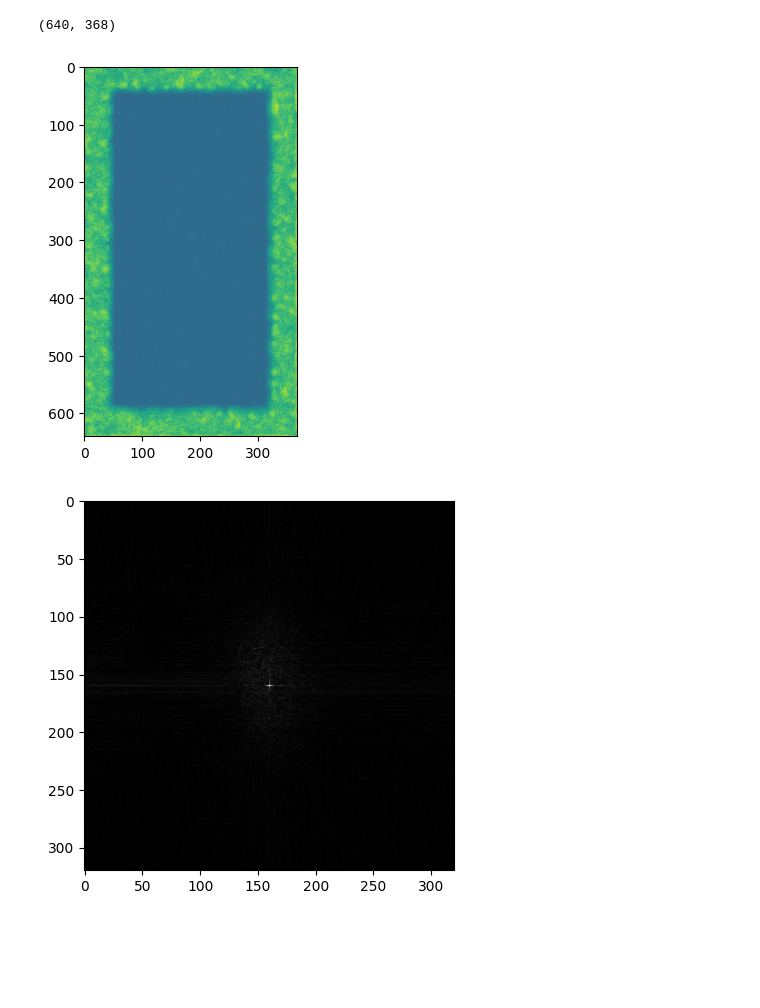
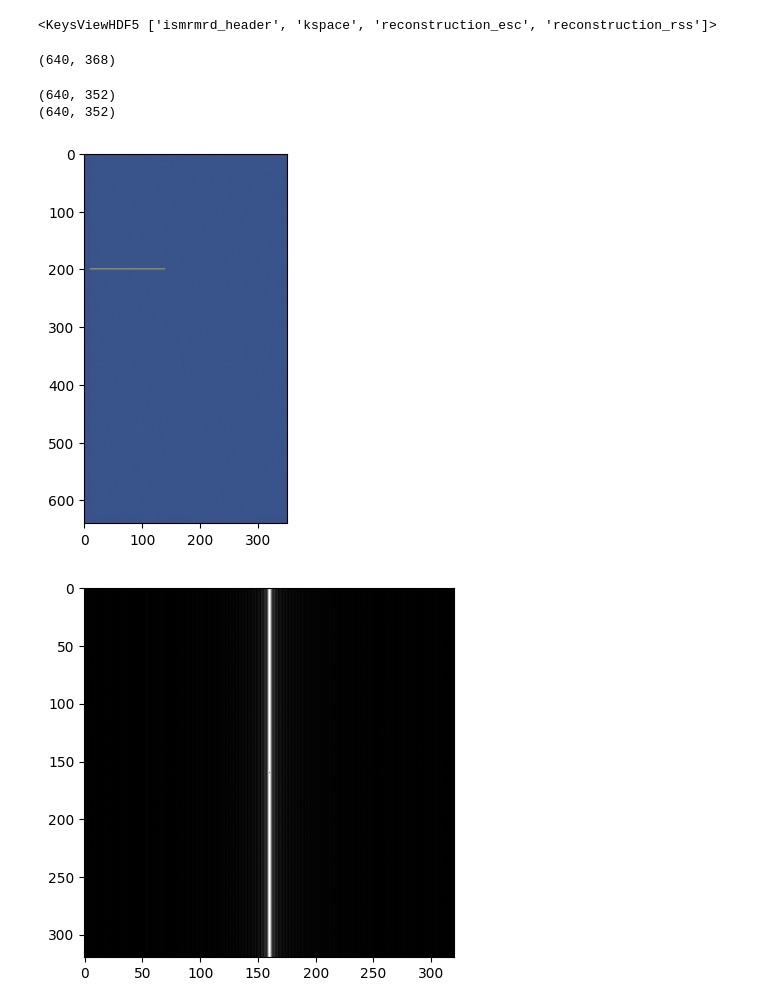
Before and after one commit to sandrosage/kspace-diffusion, a Jupyter notebook: test.ipynb, the cells around one changed output. Saved outputs shown, nothing was run; the diff lists cells and outputs as text; code cells hidden in the pictures; blank space fills up the shorter version.

```diff
--- a/test.ipynb
+++ b/test.ipynb
@@ -4,6 +4,9 @@ file = "file1001763.h5"
 filename = "/vol/datasets/cil/2021_11_23_fastMRI_data/knee/unzipped/singlecoil_val/" + file
 hf = h5py.File(filename)
 slice = hf['kspace'][()][20]
+print(hf.keys())
+# %% [output]
+<KeysViewHDF5 ['ismrmrd_header', 'kspace', 'reconstruction_esc', 'reconstruction_rss']>
 # %%
 import matplotlib.pyplot as plt
 
@@ -16,13 +19,21 @@ slice.shape
 (640, 368)
 # %%
 import numpy as np
-slice = np.load("1504.npy")
+slice = np.load("11640.npy")
+slice = slice[:,:-20]
+print(slice.shape)
+# slice[600][135:150] = 1
+print(slice.shape)
+slice[200][10:140] = 1
 plt.imshow(np.log(abs(slice) + 1e-9))
 plt.show()
 # %% [output]
+(640, 352)
+(640, 352)
-[figure, old version]
+[figure, new version]
 # %%
 import fastmri
+from fastmri.data.transforms import VarNetDataTransform
 from fastmri.data import transforms as T
 
 slice_kspace2 = T.to_tensor(slice)      # Convert from numpy array to pytorch tensor
@@ -31,4 +42,4 @@ slice_image_abs = fastmri.complex_abs(slice_image)
 slice_image_abs = T.center_crop(slice_image_abs, (320,320))
 show_coils(slice_image_abs, cmap="gray")
 # %% [output]
-[figure, old version]
+[figure, new version]
```
